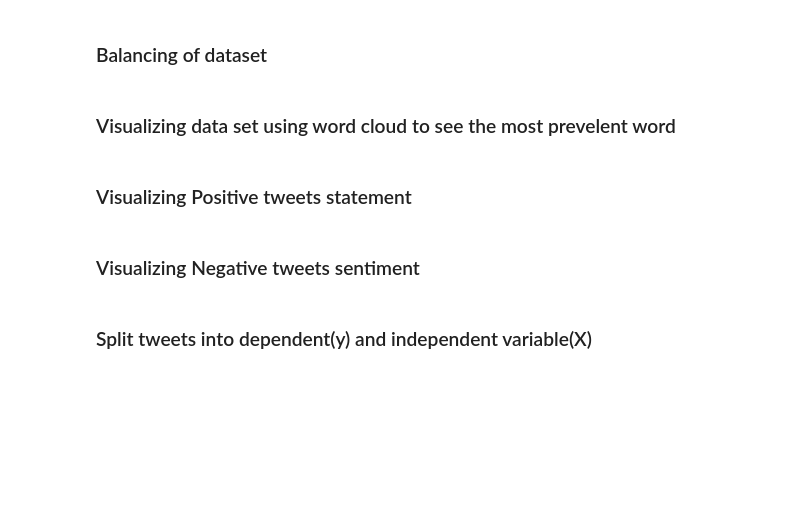
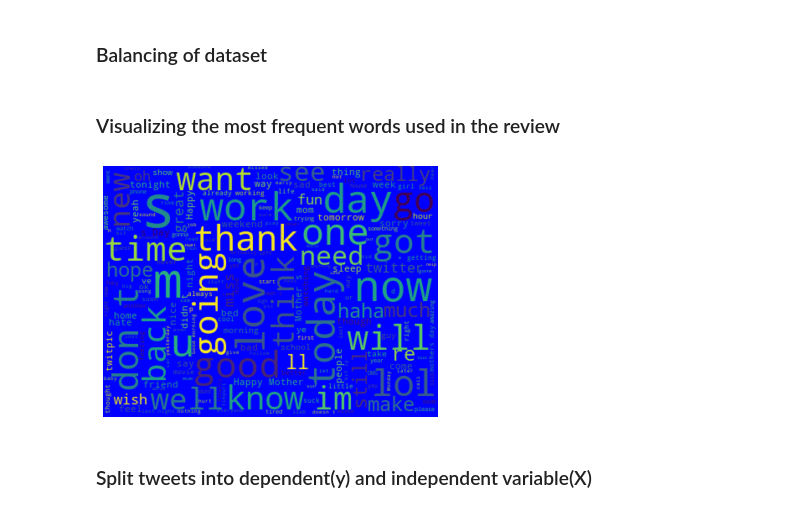
Before and after one commit to cisco00/Twitter_Sentiment_Analysis, a Jupyter notebook: tweets.ipynb, the cells around one changed output. Cells and saved outputs as stored; diff of their text form; code cells hidden in the pictures; blank space fills up the shorter version.

```diff
--- a/tweets.ipynb
+++ b/tweets.ipynb
@@ -169,2 +186,4 @@ Name: sentiment_review, dtype: int64
+# %%
+tweet['select_text'] = tweet['selected_text'].apply(clean_text)
 # %%
 tweet['text_review'] = tweet['selected_text'].apply(clean_text)
@@ -185,16 +203,16 @@ AttributeError: 'function' object has no attribute 'lower'
 # axis.tweet['sentiment'].value_counts(sort = False).plot(kind = "barl")
 # axis.set_Xlabels("Description of labels")
 # axis.set_ylabels("sentiment")
-# %% [markdown]
-### Visualizing data set using word cloud to see the most prevelent word
+# %% [markdown]
+### Visualizing the most frequent words used in the review
 # %%
-# word = " ".join([text for text in tweet['text']])
+word = " ".join([text for text in tweet['text']])
 
-# rainy_word = WordCloud(width = 400, height = 300, random_state = 90, max_font_size = 70, background_color = "blue").generate(word)
+rainy_word = WordCloud(width = 400, height = 300, random_state = 90, max_font_size = 70, background_color = "blue").generate(word)
 
-# plt.figure(figsize = (6, 12))
-# plt.imshow(rainy_word, interpolation = "bilinear")
-# plt.axis('off')
-# plt.show()
+plt.figure(figsize = (6, 12))
+plt.imshow(rainy_word, interpolation = "bilinear")
+plt.axis('off')
+plt.show()
+# %% [output]
+[figure, added]
-# %% [markdown]
-### Visualizing Positive tweets statement
@@ -210,2 +218,0 @@ AttributeError: 'function' object has no attribute 'lower'
-# %% [markdown]
-### Visualizing Negative tweets sentiment
```
Also changed, not shown: parts of 22 cells of this notebook, 2 other files.
